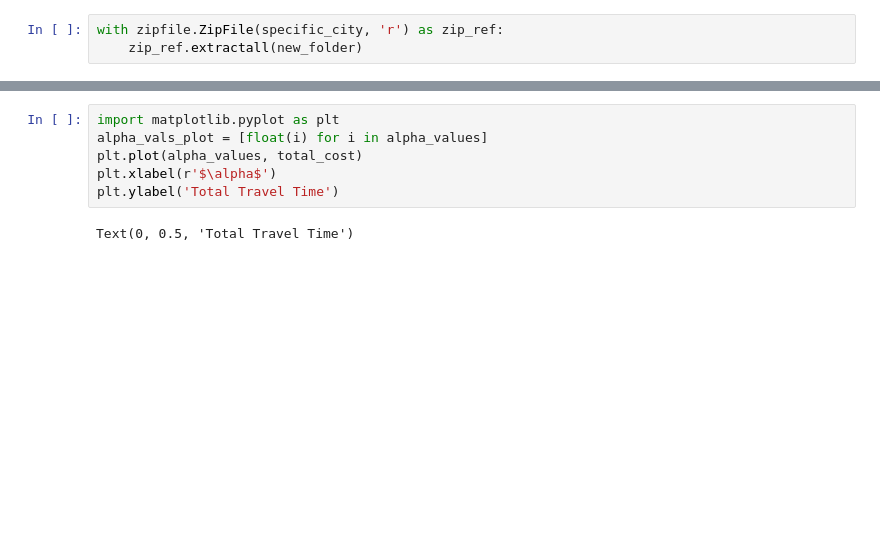
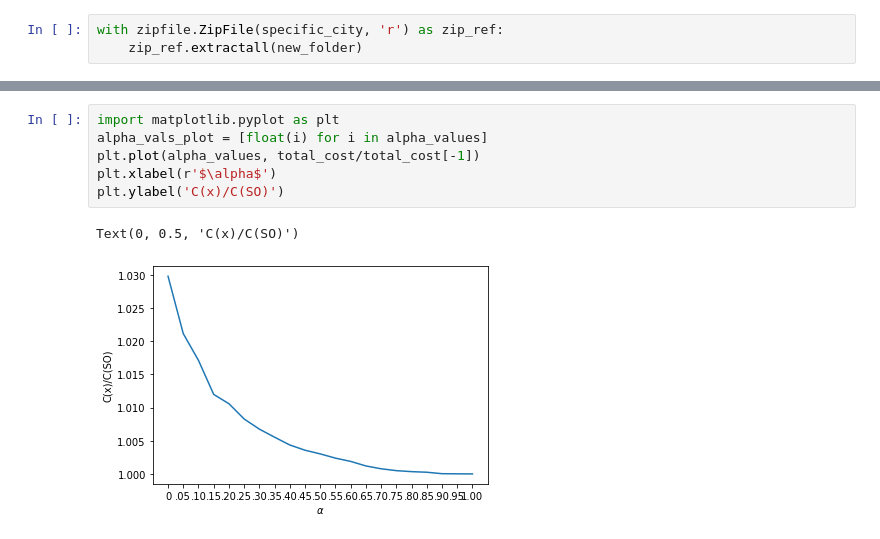
Before and after one commit to StanfordASL/fair-routing, a Jupyter notebook: alpha_objective_combination.ipynb, the cells around one changed output, grey strips where cells are left out. Drawn from its saved outputs; the diff is of its cells as text; blank space fills up the shorter version.

```diff
--- a/alpha_objective_combination.ipynb
+++ b/alpha_objective_combination.ipynb
@@ -140,11 +144,12 @@ for alpha_val in alpha_values:
 # %%
 import matplotlib.pyplot as plt
 alpha_vals_plot = [float(i) for i in alpha_values]
-plt.plot(alpha_values, total_cost)
+plt.plot(alpha_values, total_cost/total_cost[-1])
 plt.xlabel(r'$\alpha$')
-plt.ylabel('Total Travel Time')
+plt.ylabel('C(x)/C(SO)')
 # %% [output]
-Text(0, 0.5, 'Total Travel Time')
+Text(0, 0.5, 'C(x)/C(SO)')
+[figure, added]
 # %%
 plt.plot(alpha_values, final_beta)
 plt.xlabel(r'$\alpha$')
```
Also changed, not shown: parts of 6 cells of this notebook, 7 other files.
